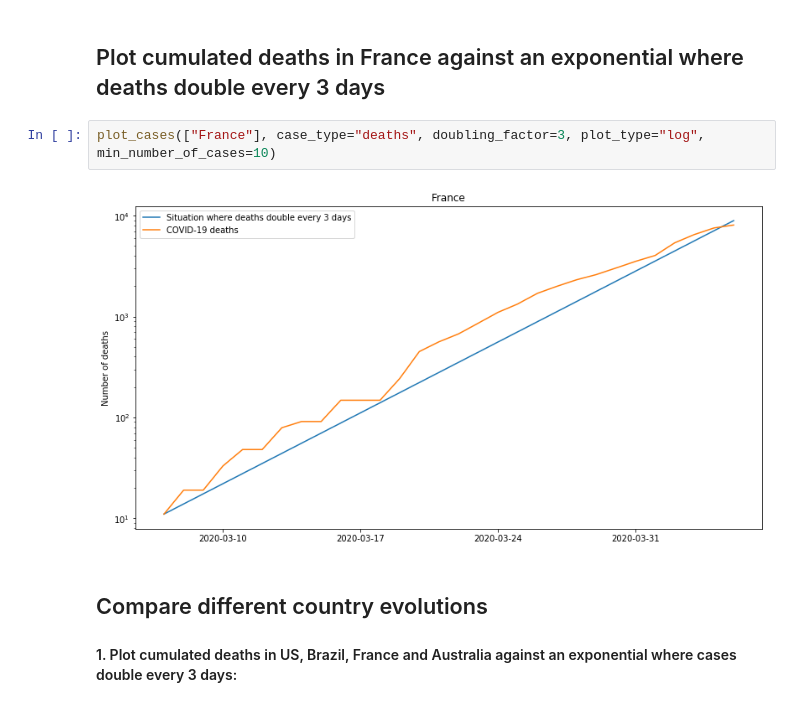
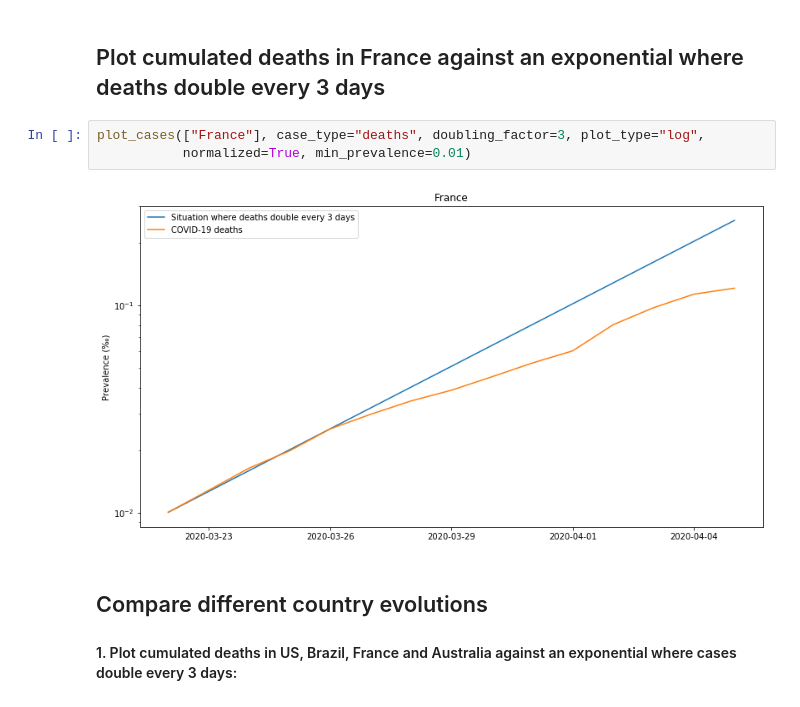
Before and after one commit to benjaminpillot/jupyter-notebooks, a Jupyter notebook: covid-notebook.ipynb, the cells around one changed output. Drawn from its saved outputs; the diff is of its cells as text.

```diff
--- a/covid-notebook.ipynb
+++ b/covid-notebook.ipynb
@@ -31,9 +31,10 @@ plt.rcParams['figure.figsize'] = [34/2.54, 18/2.54]
 # %% [markdown]
 ## Plot cumulated deaths in France against an exponential where deaths double every 3 days
 # %%
-plot_cases(["France"], case_type="deaths", doubling_factor=3, plot_type="log", min_number_of_cases=10)
+plot_cases(["France"], case_type="deaths", doubling_factor=3, plot_type="log",
+           normalized=True, min_prevalence=0.01)
 # %% [output]
-[figure, old version]
+[figure, new version]
 # %% [markdown]
 ## Compare different country evolutions
 #### 1. Plot cumulated deaths in US, Brazil, France and Australia against an exponential where cases double every 3 days:
```
Also changed, not shown: parts of 2 cells of this notebook.
